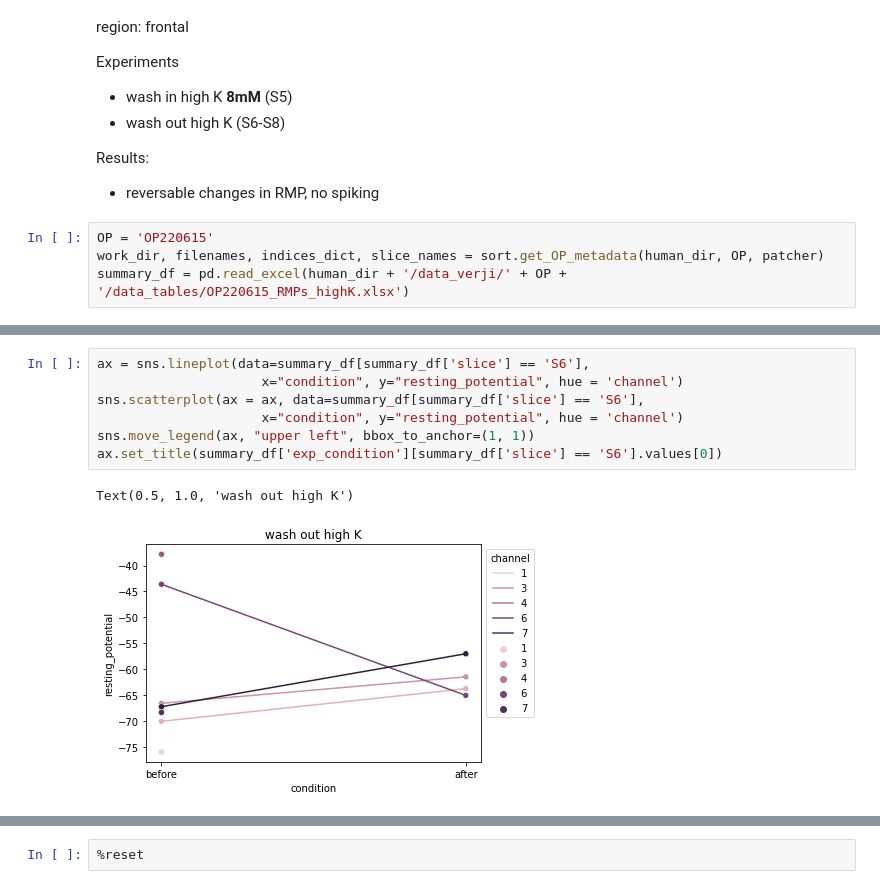
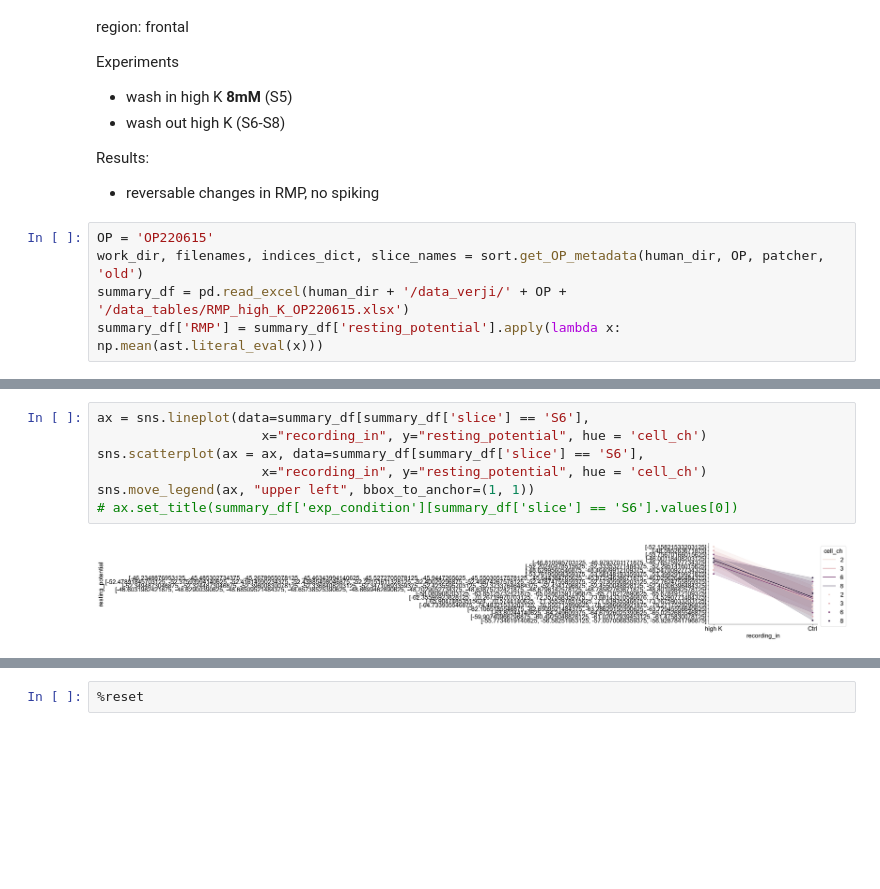
Before and after one commit to verjiniaM/Human-slice-scripts, a Jupyter notebook: notebooks_and_main_executions/testing_high_K_condition.ipynb, the cells around one changed output, grey strips where cells are left out. Cells and saved outputs as stored; diff of their text form; blank space fills up the shorter version.

```diff
--- a/notebooks_and_main_executions/testing_high_K_condition.ipynb
+++ b/notebooks_and_main_executions/testing_high_K_condition.ipynb
@@ -122,8 +141,9 @@ Results:
 - reversable changes in RMP, no spiking
 # %%
 OP = 'OP220615'
-work_dir, filenames, indices_dict, slice_names = sort.get_OP_metadata(human_dir, OP, patcher)
-summary_df = pd.read_excel(human_dir + '/data_verji/' + OP + '/data_tables/OP220615_RMPs_highK.xlsx')
+work_dir, filenames, indices_dict, slice_names = sort.get_OP_metadata(human_dir, OP, patcher, 'old')
+summary_df = pd.read_excel(human_dir + '/data_verji/' + OP + '/data_tables/RMP_high_K_OP220615.xlsx')
+summary_df['RMP'] = summary_df['resting_potential'].apply(lambda x: np.mean(ast.literal_eval(x)))
 # %%
 summary_df
 # %% [output]
@@ -153,12 +172,11 @@ Text(0.5, 1.0, 'wash in high K')
 # %%
 ax = sns.lineplot(data=summary_df[summary_df['slice'] == 'S6'],
-                     x="condition", y="resting_potential", hue = 'channel')
+                     x="recording_in", y="resting_potential", hue = 'cell_ch')
 sns.scatterplot(ax = ax, data=summary_df[summary_df['slice'] == 'S6'],
-                     x="condition", y="resting_potential", hue = 'channel')
+                     x="recording_in", y="resting_potential", hue = 'cell_ch')
 sns.move_legend(ax, "upper left", bbox_to_anchor=(1, 1))
-ax.set_title(summary_df['exp_condition'][summary_df['slice'] == 'S6'].values[0])
+# ax.set_title(summary_df['exp_condition'][summary_df['slice'] == 'S6'].values[0])
 # %% [output]
-Text(0.5, 1.0, 'wash out high K')
-[figure, old version]
+[figure, new version]
 # %%
 ax = sns.lineplot(data=summary_df[summary_df['slice'] == 'S8'],
```
Also changed, not shown: parts of 27 cells of this notebook, 13 other files.
